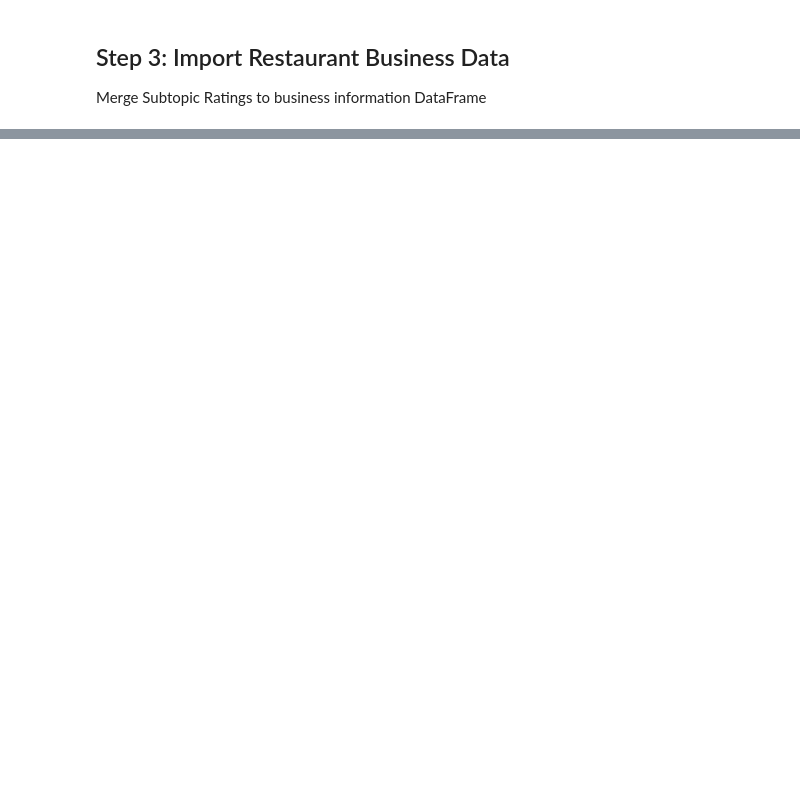
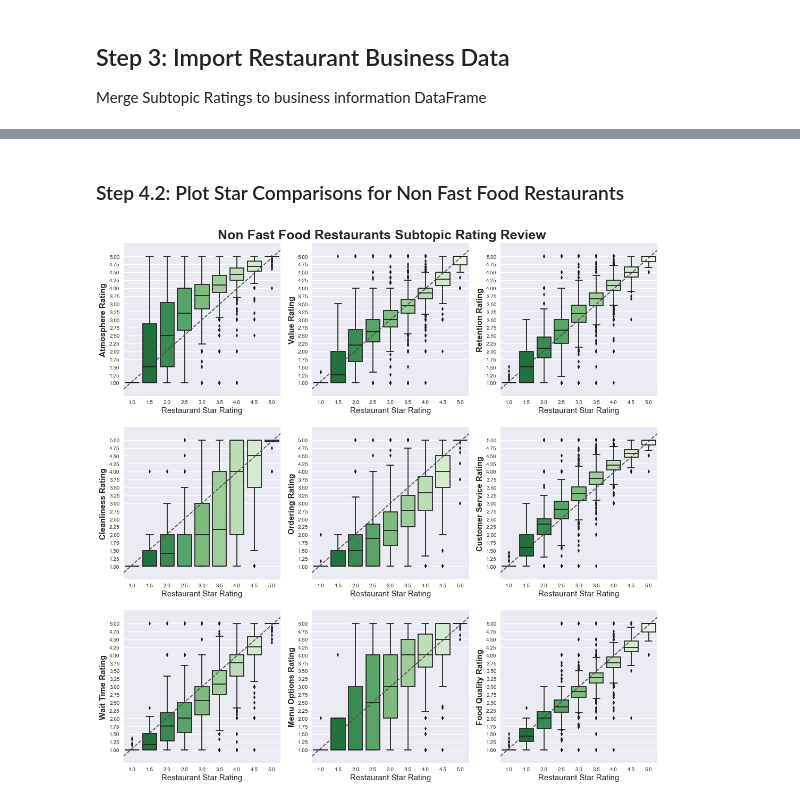
Before and after one commit to samgutentag/yelpsubtopics, a Jupyter notebook: 02_SubTopicReviews/SubTopic_Investigation.ipynb, the cells around one changed output, grey strips where cells are left out. Drawn from its saved outputs; the diff is of its cells as text; code cells hidden in the pictures; blank space fills up the shorter version.

```diff
--- a/02_SubTopicReviews/SubTopic_Investigation.ipynb
+++ b/02_SubTopicReviews/SubTopic_Investigation.ipynb
@@ -260,0 +122,7 @@ compare_to_cuisine(reviews[reviews.is_fast_food == 0], 'mexican', bid, reviews,
+# %% [markdown]
+### Step 4.2: Plot Star Comparisons for Non Fast Food Restaurants
+# %%
+plot_suptopic_comparisons(restaurants[restaurants.is_fast_food == 0], palette='Greens_r',
+                          title_prefix='Non Fast Food Restaurants', show=True)
+# %% [output]
+[figure, added]
```
Also changed, not shown: parts of 71 cells of this notebook, 1 other file.
